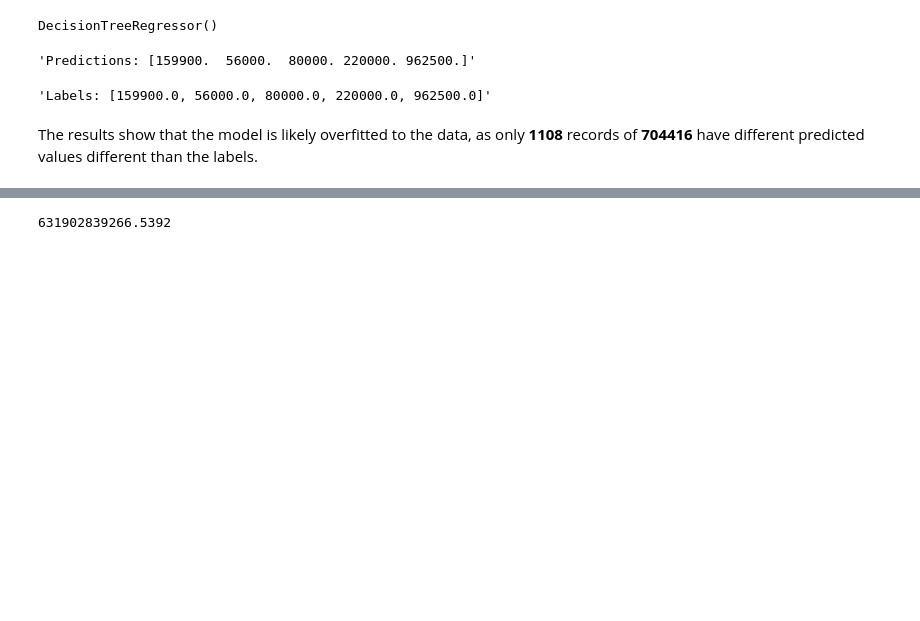
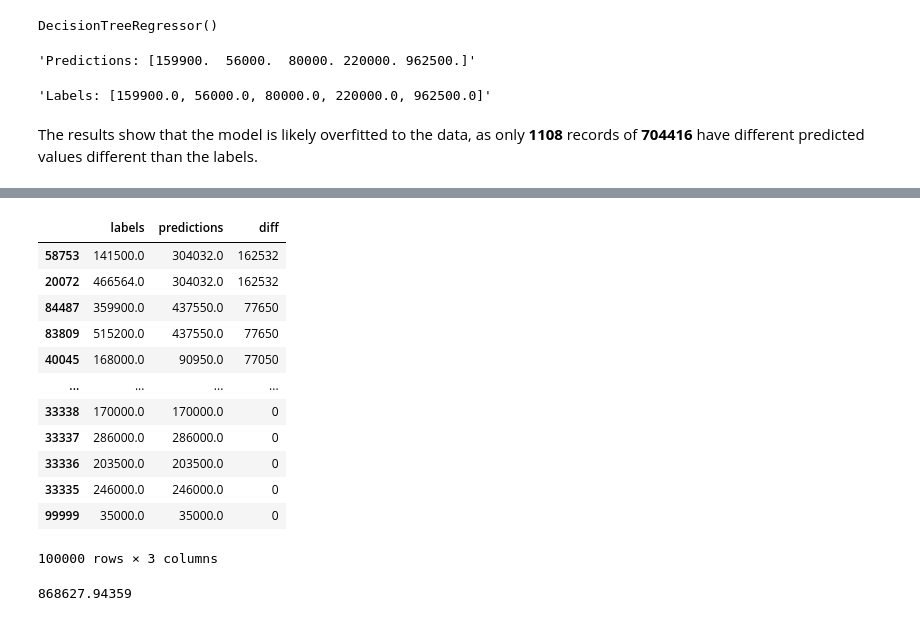
Before and after one commit to AJarombek/machine-learning-programs, a Jupyter notebook: programs/ct-housing/ct-housing.ipynb, the cells around one changed output, grey strips where cells are left out. Drawn from its saved outputs; the diff is of its cells as text; code cells hidden in the pictures; blank space fills up the shorter version.

```diff
--- a/programs/ct-housing/ct-housing.ipynb
+++ b/programs/ct-housing/ct-housing.ipynb
@@ -448,8 +473,24 @@ Name: 485767, dtype: float64
+# %%
+labels_and_predictions.sort_values(by=['diff'], ascending=False)
+# %% [output]
+|  | labels | predictions | diff |
+| 58753 | 141500.0 | 304032.0 | 162532 |
+| 20072 | 466564.0 | 304032.0 | 162532 |
+| 84487 | 359900.0 | 437550.0 | 77650 |
+| 83809 | 515200.0 | 437550.0 | 77650 |
+| 40045 | 168000.0 | 90950.0 | 77050 |
+| ... | ... | ... | ... |
+| 33338 | 170000.0 | 170000.0 | 0 |
+| 33337 | 286000.0 | 286000.0 | 0 |
+| 33336 | 203500.0 | 203500.0 | 0 |
+| 33335 | 246000.0 | 246000.0 | 0 |
+| 99999 | 35000.0 | 35000.0 | 0 |
+100000 rows × 3 columns
 # %%
-decision_tree_reg_mse = mean_squared_error(housing_data_labels, predictions)
+decision_tree_reg_mse = mean_squared_error(housing_data_labels_subset, decision_tree_predictions)
 decision_tree_reg_mse
 # %% [output]
-631902839266.5392
+868627.94359
 # %%
 decision_tree_reg_rmse = np.sqrt(decision_tree_reg_mse)
 decision_tree_reg_rmse
```
Also changed, not shown: parts of 17 cells of this notebook.
